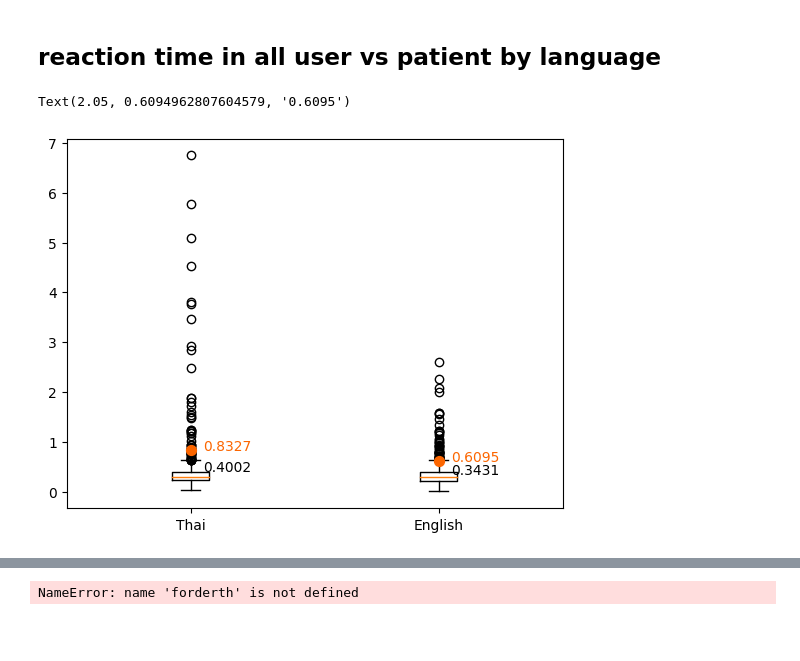
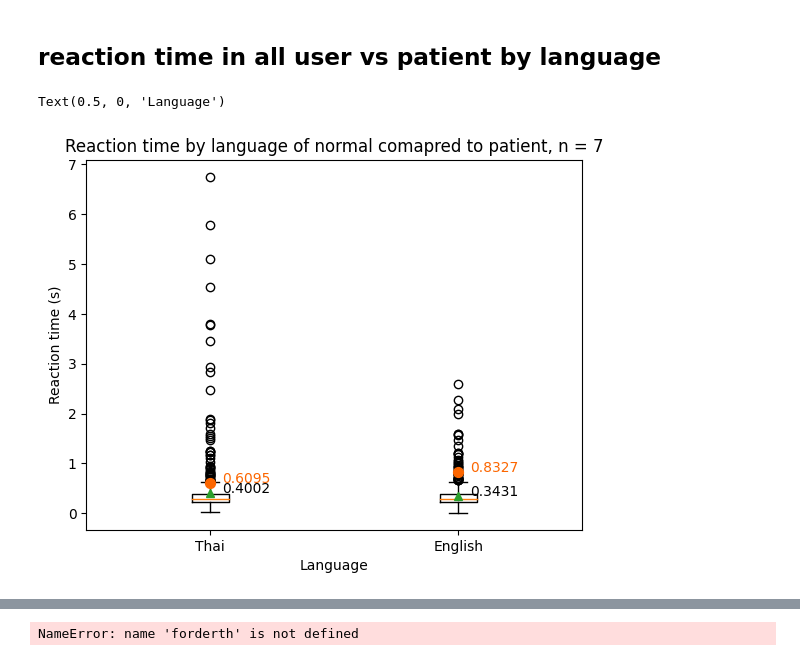
Before and after one commit to Plausma/Dyslexia, a Jupyter notebook: task 1 norm.ipynb, the cells around one changed output, grey strips where cells are left out. Drawn from its saved outputs; the diff is of its cells as text; code cells hidden in the pictures; blank space fills up the shorter version.

```diff
--- a/task 1 norm.ipynb
+++ b/task 1 norm.ipynb
@@ -131,9 +129,9 @@ for filename in all_patientfiles:
     li_patient.append(df)
 
 # welcome back
-letterorden = li.patient[0]
-letterordth = li.patient[1]
-letterordall = pd.concat([li.patient[0], li.patient[1]], ignore_index=True)
+letterorden = li_patient[0]
+letterordth = li_patient[1]
+letterordall = pd.concat([li_patient[0], li_patient[1]], ignore_index=True)
 # %% [output]
 ['YP', 'en']
 ['YP', 'th']
@@ -338,22 +302,29 @@ Man whitney U test compare english: MannwhitneyuResult(statistic=53646.0, pvalue
 ## reaction time in all user vs patient by language
 # %%
 # plot vertical boxplot of norm + errorbar of patient
-datath = megadf_filter.loc[megadf_filter['lang'] == 1, 'key_RT']
+
+
+prep = megadf_filter
+# prep = megadf_filter[megadf_filter['username'] != 'PH']
+datath = prep.loc[prep['lang'] == 1 , 'key_RT']
 datathmean = datath.mean()
-dataen = megadf_filter.loc[megadf_filter['lang'] == 2, 'key_RT']
+dataen = prep.loc[prep['lang'] == 2, 'key_RT']
 dataenmean = dataen.mean()
 
-plt.boxplot([datath, dataen],positions=[1,2], vert=True)
+plt.boxplot([datath, dataen],positions=[1,2], vert=True, showmeans=True)
 plt.text(1+0.05, datathmean, round(datathmean,4), ha = 'left')
 plt.text(2+0.05, dataenmean, round(dataenmean,4), ha = 'left')
 plt.xticks([1,2], ['Thai', 'English'])
 
-ptthmean = letterorden_filter['key_RT'].mean()
-ptenmean = letterordth_filter['key_RT'].mean()
+ptthmean = letterordth_filter['key_RT'].mean()
+ptenmean = letterorden_filter['key_RT'].mean()
 
 plt.scatter([1,2], [ptthmean, ptenmean], s = 50, color = patient, marker='o',  zorder=10)
 plt.text(1+0.05, ptthmean, round(ptthmean,4), ha = 'left', color = patient)
 plt.text(2+0.05, ptenmean, round(ptenmean,4), ha = 'left', color = patient)
+plt.title(f"Reaction time by language of normal comapred to patient, n = {n_subj}")
+plt.ylabel("Reaction time (s)")
+plt.xlabel("Language")
 # %% [output]
-Text(2.05, 0.6094962807604579, '0.6095')
+Text(0.5, 0, 'Language')
-[figure, old version]
+[figure, new version]
```
Also changed, not shown: parts of 11 cells of this notebook, 6 other files.
